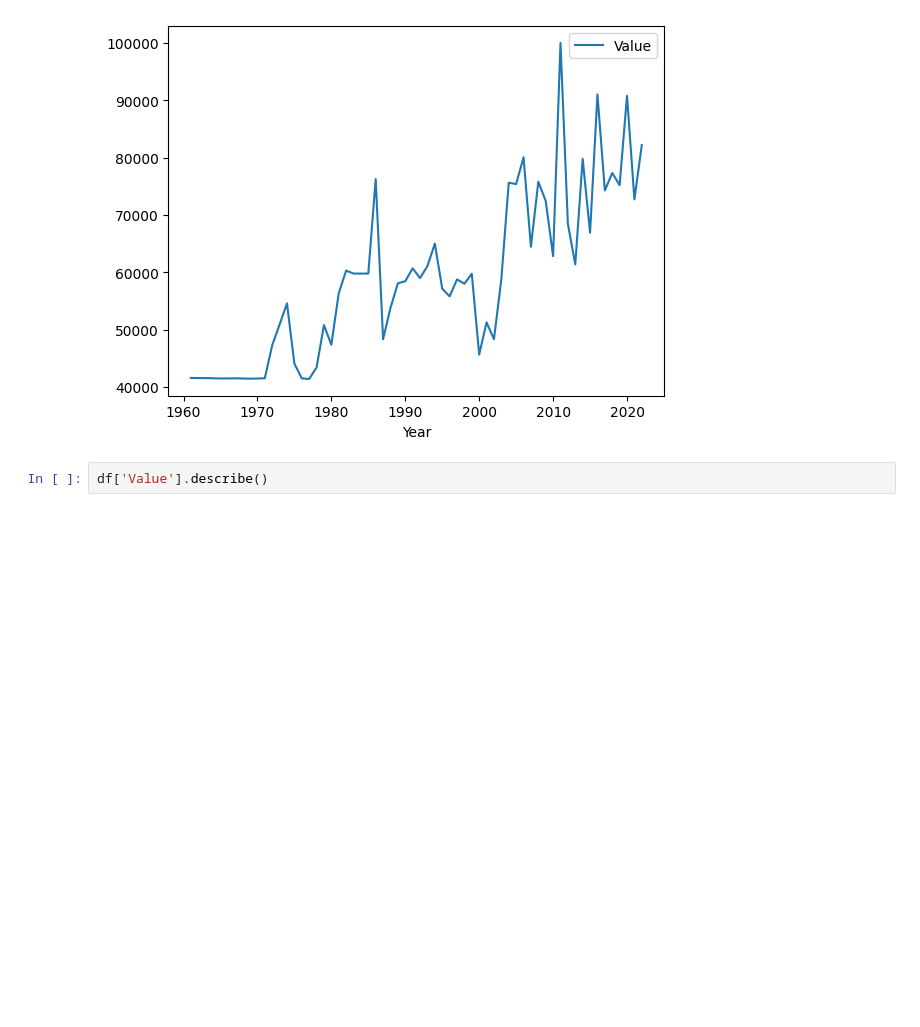
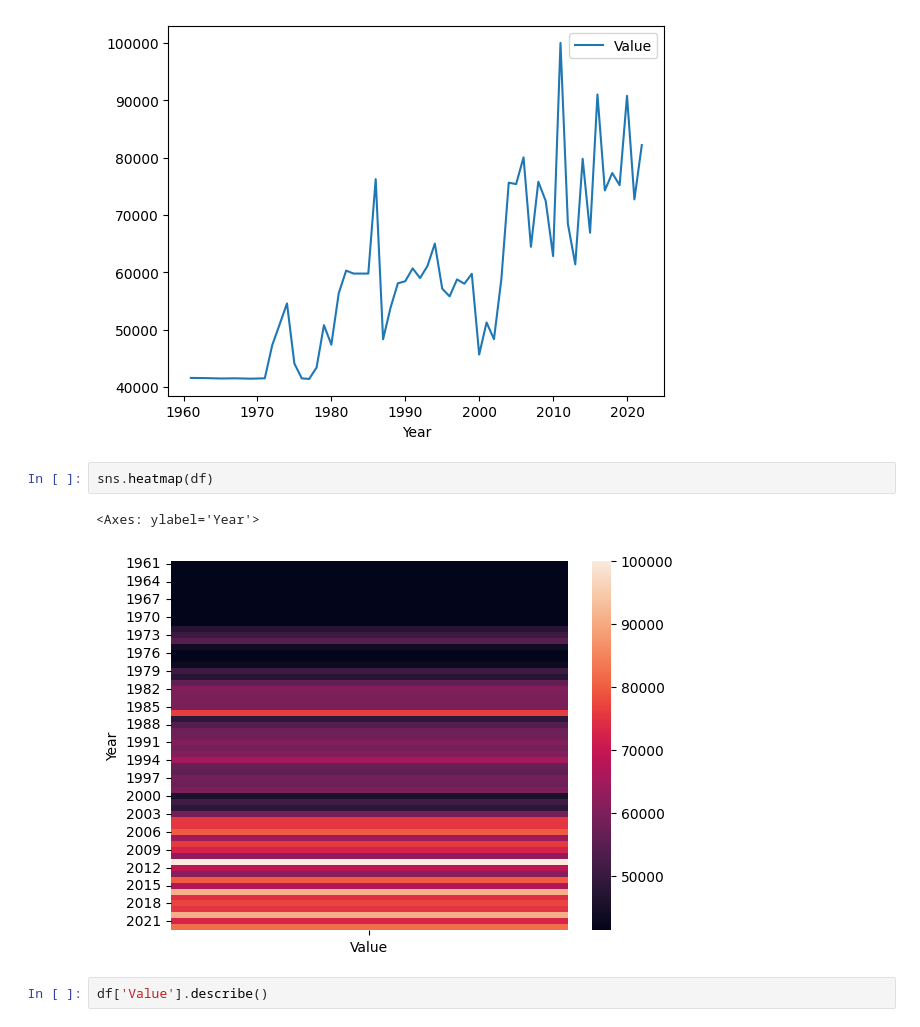
Before and after one commit to 1BM21AI091/TFM, a Jupyter notebook: LAB 1/27-03-2024.ipynb, the cells around one changed output. Saved outputs shown, nothing was run; the diff lists cells and outputs as text; blank space fills up the shorter version.

```diff
--- a/LAB 1/27-03-2024.ipynb
+++ b/LAB 1/27-03-2024.ipynb
@@ -97,6 +88,11 @@ sns.lineplot(df)
 # %% [output]
 <Axes: xlabel='Year'>
 [figure]
+# %%
+sns.heatmap(df)
+# %% [output]
+<Axes: ylabel='Year'>
+[figure, added]
 # %%
 df['Value'].describe()
 # %% [output]
```
Also changed, not shown: parts of 3 cells of this notebook, 2 other files.
